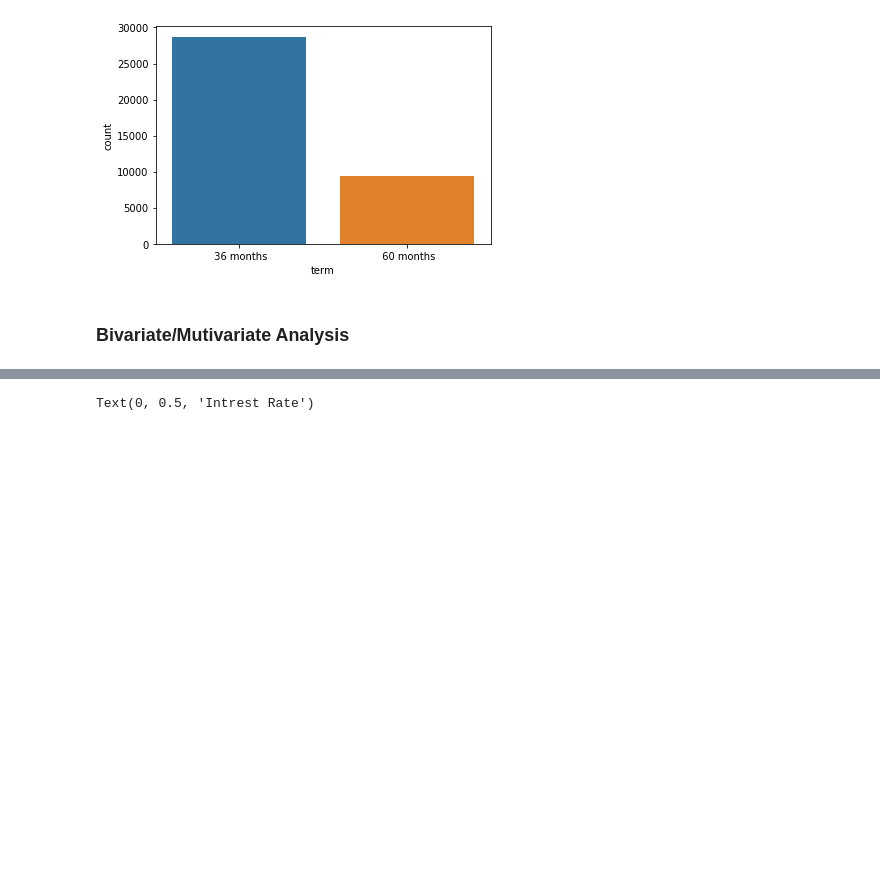
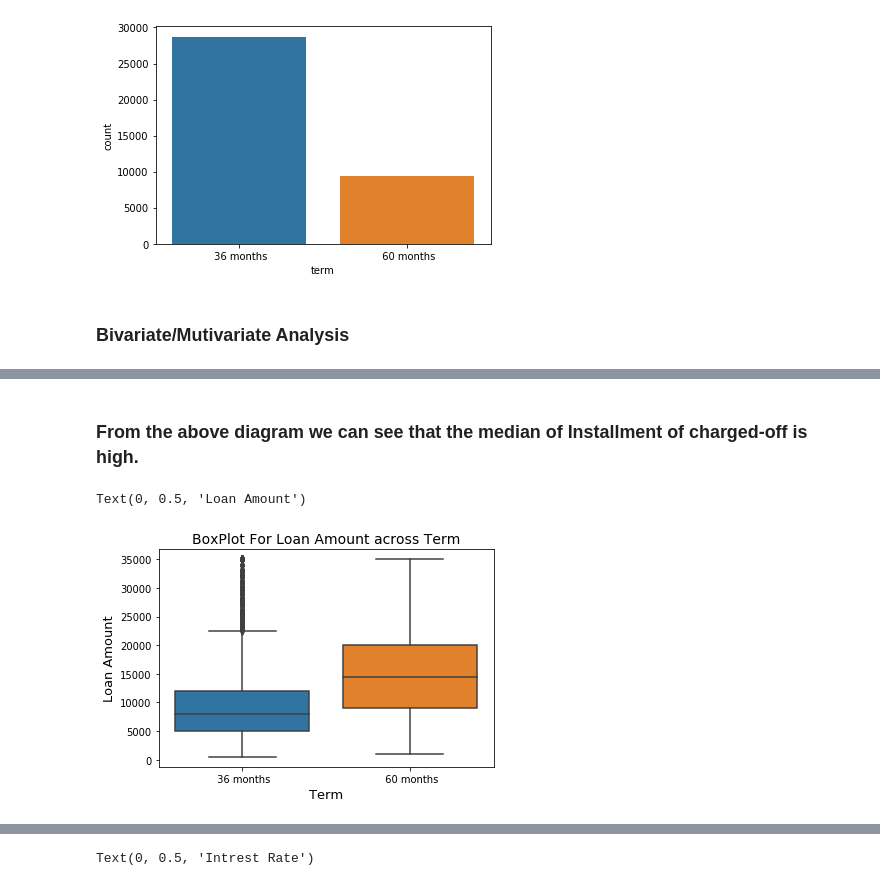
Before and after one commit to shivachandrakante/UpGrad_EDA_Assignment, a Jupyter notebook: Untitled.ipynb, the cells around one changed output, grey strips where cells are left out. Drawn from its saved outputs; the diff is of its cells as text; code cells hidden in the pictures; blank space fills up the shorter version.

```diff
--- a/Untitled.ipynb
+++ b/Untitled.ipynb
@@ -374,0 +464,10 @@ sns.countplot(x='term',data=df)
+# %% [markdown]
+### From the above diagram we can see that the median of Installment of charged-off is high.
+# %%
+sns.boxplot(x=df['term'],y=df['loan_amnt'])
+plt.title("BoxPlot For Loan Amount across Term", fontsize=14)
+plt.xlabel("Term", fontsize=13)
+plt.ylabel("Loan Amount", fontsize=13)
+# %% [output]
+Text(0, 0.5, 'Loan Amount')
+[figure, added]
```
Also changed, not shown: parts of 59 cells of this notebook.
